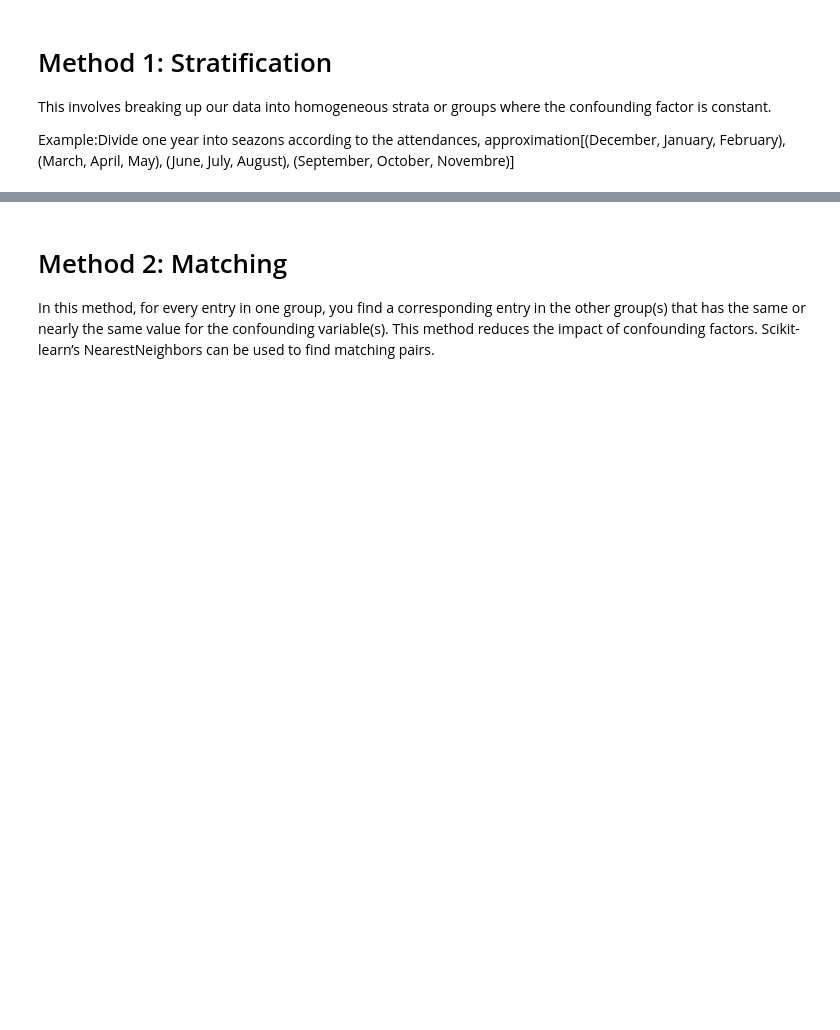
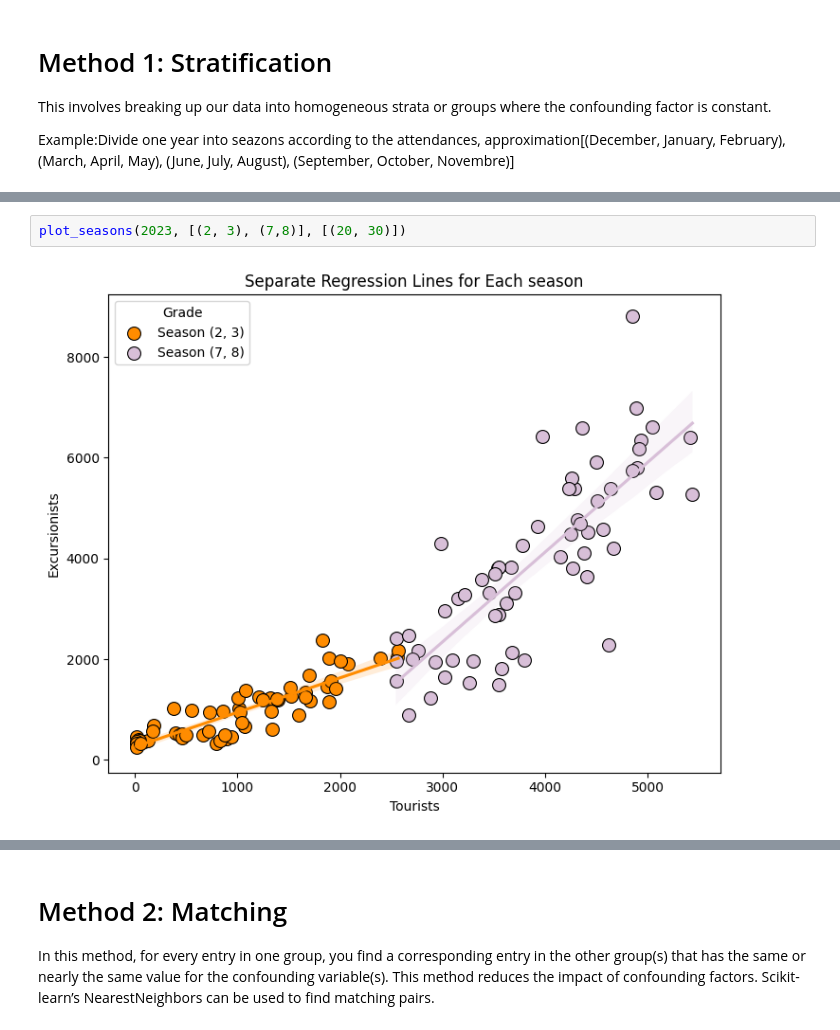
Before and after one commit to tn-aixpa/datiturismo, a Jupyter notebook: digital twin/confounding.ipynb, the cells around one changed output, grey strips where cells are left out. Drawn from its saved outputs; the diff is of its cells as text; blank space fills up the shorter version.

```diff
--- a/digital twin/confounding.ipynb
+++ b/digital twin/confounding.ipynb
@@ -200,0 +221,4 @@ plot_seasons(2023)
+# %%
+plot_seasons(2023, [(2, 3), (7,8)], [(20, 30)])
+# %% [output]
+[figure, added]
```
Also changed, not shown: parts of 16 cells of this notebook.
